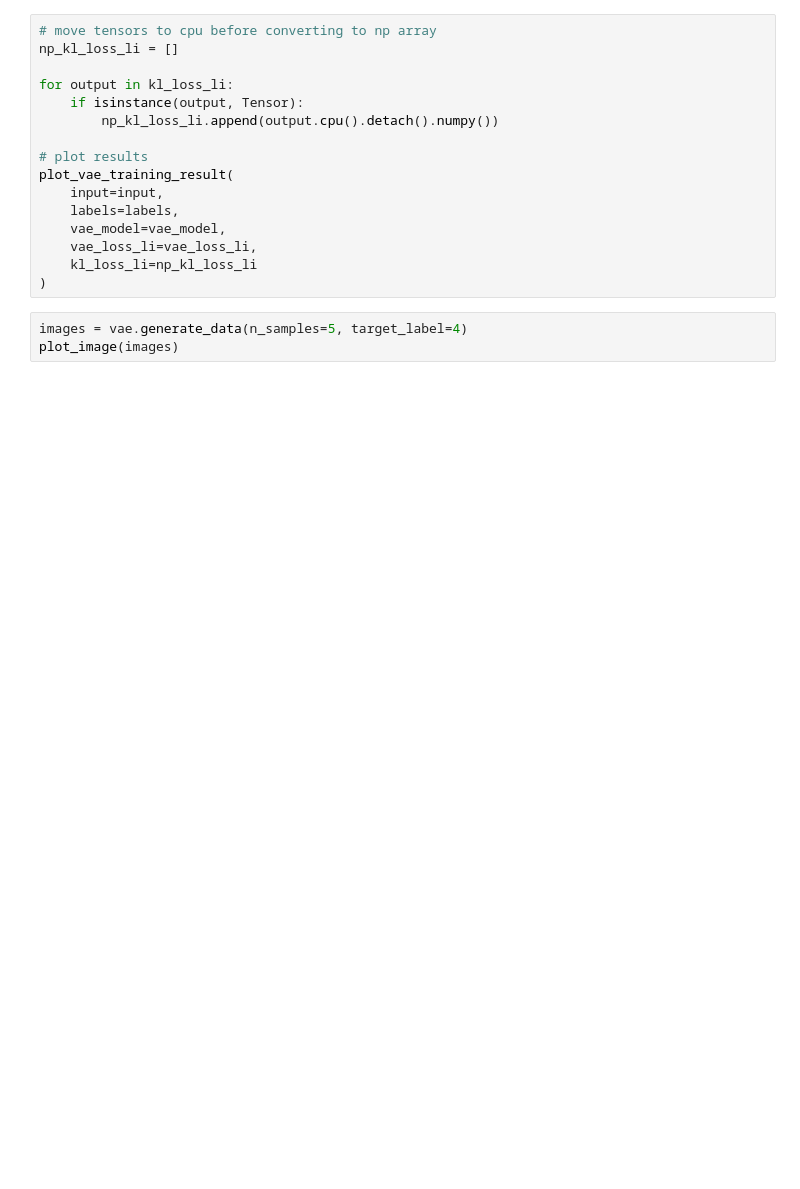
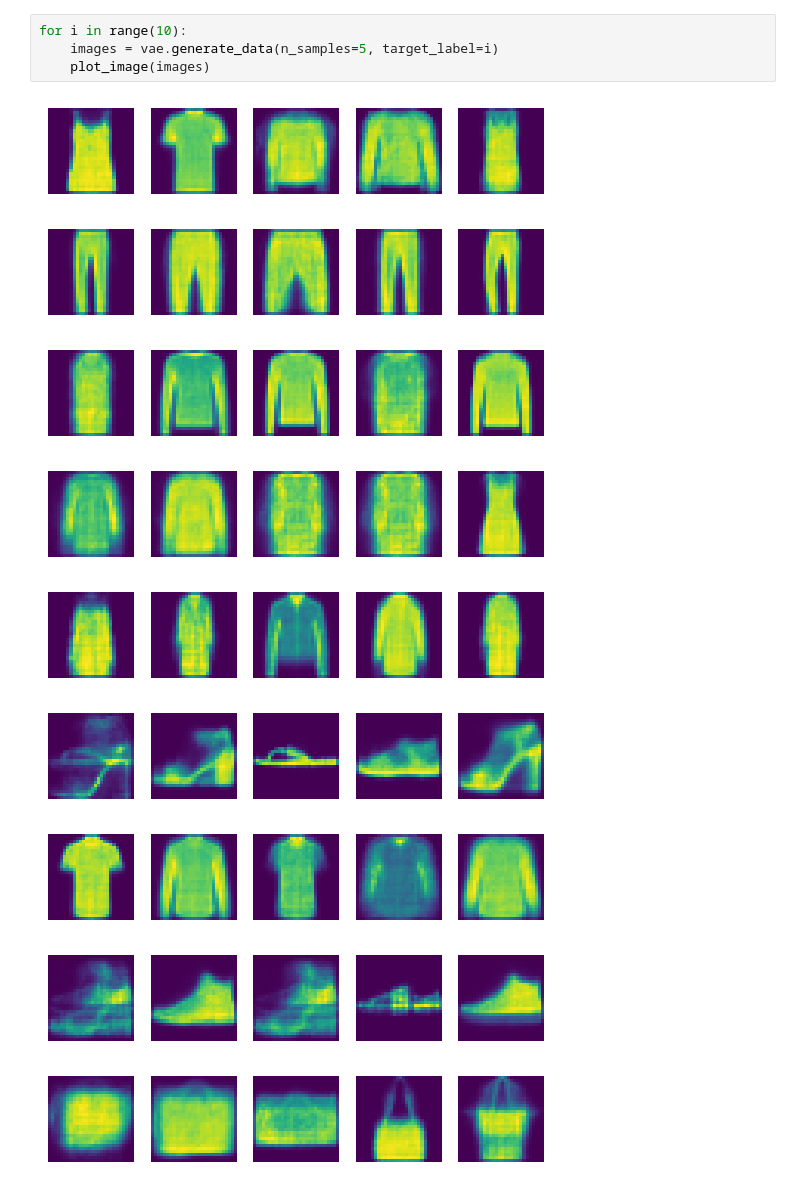
Before and after one commit to FederatedRP2024Delft/GenFL, a Jupyter notebook: src/jupyter_notebook/fmnist_cvae.ipynb, the cells around one changed output. Drawn from its saved outputs; the diff is of its cells as text; blank space fills up the shorter version.

```diff
--- a/src/jupyter_notebook/fmnist_cvae.ipynb
+++ b/src/jupyter_notebook/fmnist_cvae.ipynb
@@ -29,19 +74,14 @@ vae_model, vae_loss_li, kl_loss_li = vae.train_model(
-# %%
-# move tensors to cpu before converting to np array
-np_kl_loss_li = []
-
-for output in kl_loss_li:
-    if isinstance(output, Tensor):
-        np_kl_loss_li.append(output.cpu().detach().numpy())
-
-# plot results
-plot_vae_training_result(
-    input=input,
-    labels=labels,
-    vae_model=vae_model,
-    vae_loss_li=vae_loss_li,
-    kl_loss_li=np_kl_loss_li
-)
 # %%
-images = vae.generate_data(n_samples=5, target_label=4)
-plot_image(images)
+for i in range(10):
+    images = vae.generate_data(n_samples=5, target_label=i)
+    plot_image(images)
+# %% [output]
+[figure, added]
+[figure, added]
+[figure, added]
+[figure, added]
+[figure, added]
+[figure, added]
+[figure, added]
+[figure, added]
+[figure, added]
```
Also changed, not shown: parts of 8 cells of this notebook, 1 other file.
